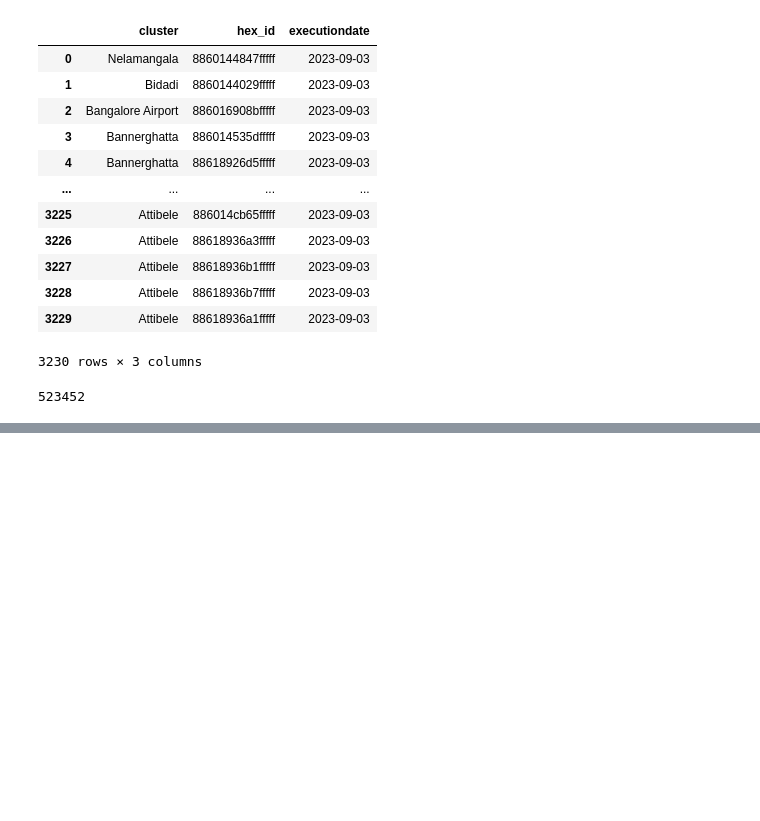
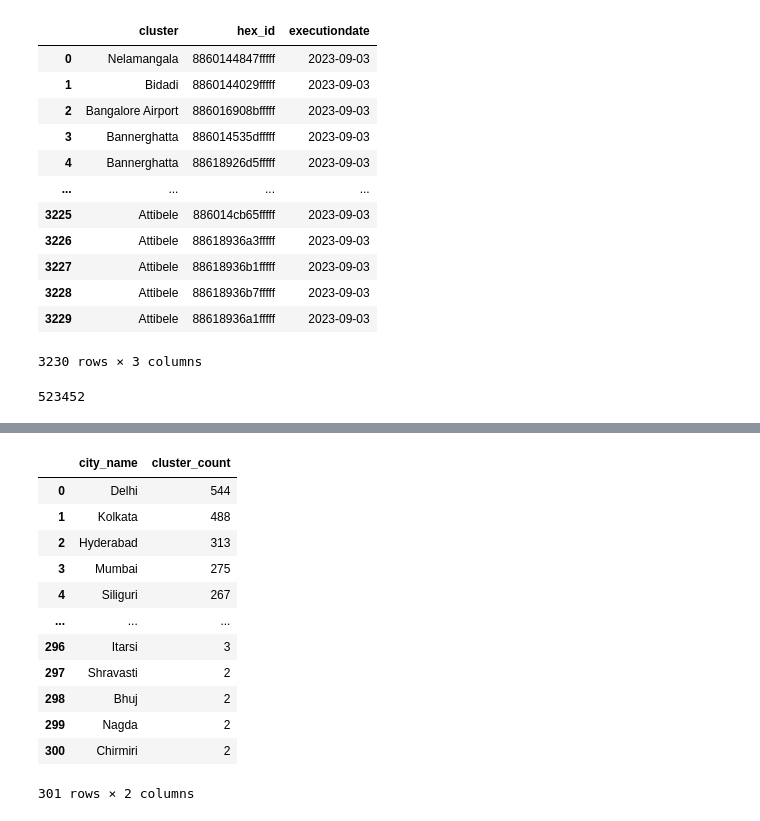
Before and after one commit to Manoj-kumar-ravirajan/analytics, a Jupyter notebook: connection.ipynb, the cells around one changed output, grey strips where cells are left out. Drawn from its saved outputs; the diff is of its cells as text; code cells hidden in the pictures; blank space fills up the shorter version.

```diff
--- a/connection.ipynb
+++ b/connection.ipynb
@@ -160,7 +104,7 @@ select * from  reports_internal.rtu_customer_rf_recos_dec10_v3
 """
 # %%
 
-df2 = pd.read_sql(view, connection)
+df2 = pd.read_sql(sample_query2, connection)
 print(df2.shape)
 df2.head()
 # %% [output]
@@ -168,3 +118,19 @@ DatabaseError: {'message': "line 4:16: Table 'hive.reports_internal.rtu_customer
+# %%
+df2.groupby(['city_name']).agg(cluster_count=('cluster_name', 'nunique')).sort_values(by='cluster_count', ascending=False).reset_index()
+# %% [output]
+|  | city_name | cluster_count |
+| 0 | Delhi | 544 |
+| 1 | Kolkata | 488 |
+| 2 | Hyderabad | 313 |
+| 3 | Mumbai | 275 |
+| 4 | Siliguri | 267 |
+| ... | ... | ... |
+| 296 | Itarsi | 3 |
+| 297 | Shravasti | 2 |
+| 298 | Bhuj | 2 |
+| 299 | Nagda | 2 |
+| 300 | Chirmiri | 2 |
+301 rows × 2 columns
 # %%
 
 # df2.to_parquet('RF_data.parquet',index=False)
```
Also changed, not shown: parts of 15 cells of this notebook, 41 other files.
